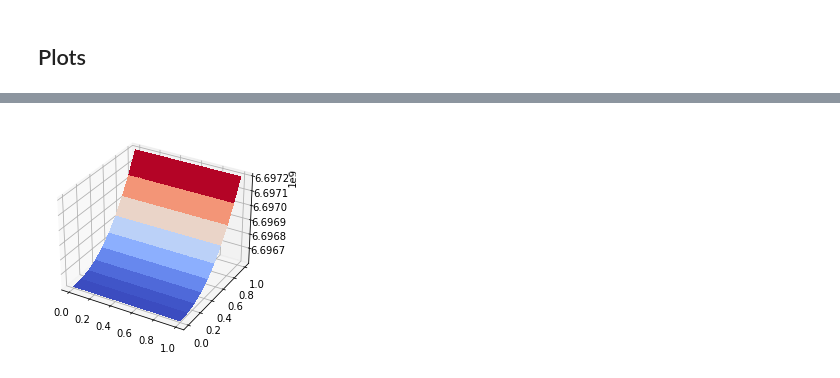
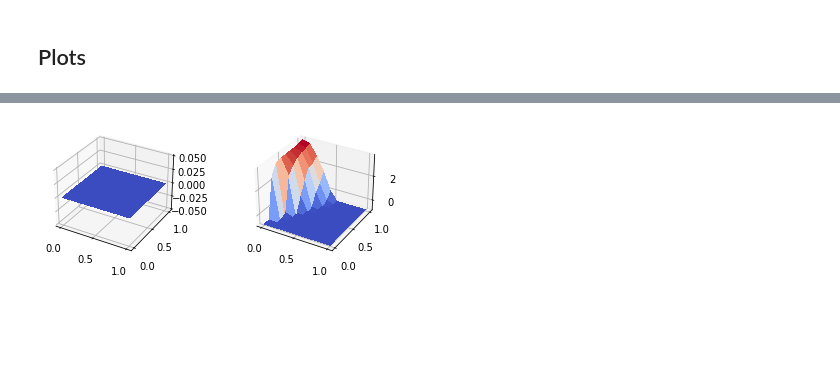
Before and after one commit to torbensun/Modeling-Of-Epidemics-With-Compartmental-And-Network-Models, a Jupyter notebook: Optimierung.ipynb, the cells around one changed output, grey strips where cells are left out. Cells and saved outputs as stored; diff of their text form; code cells hidden in the pictures; blank space fills up the shorter version.

```diff
--- a/Optimierung.ipynb
+++ b/Optimierung.ipynb
@@ -350,17 +233,15 @@ def find_sol_on_days_(solt,soly,number_of_days,number_of_Lks):
                 i=i+1
     return S ## returns S[Landkreis][Tag]
 
-def summon_results(params):
+def summon_results(params, method):
     number_of_days=100
     number_of_Lks=12
     dimension = number_of_Lks
     alpha=params[0]
     beta=params[1]
-    #simulation001 = Data(12, "Pendler.txt", 0.6, import_rki_data(M, 7)[2])
-    #t = np.linspace(0, 100, 10000)
-    #N = import_rki_data(M, 7)[2]
+    simulation001 = Data(alpha, beta, dimension, "Pendler.txt", 0.6, import_rki_data(M, 7)[2])
     #sol1 = sci.solve_ivp(fun=function_of_system, t_span=(0, 100), y0=initCond, method="RK45", args=(simulation001, "heaviside", tzero), t_eval=t)
-    sol = sci.solve_ivp(fun=function_of_system, t_span=(0, 100), y0=initCond, method="RK45", args=(params, "constant", tzero, dimension), t_eval=t, dense_output=True)
+    sol = sci.solve_ivp(fun=function_of_system, t_span=(0, 100), y0=initCond, method="RK45", args=(simulation001, method, tzero), t_eval=t, dense_output=True)
     solt=sol.t
     soly=sol.y
     #print(sol.message)
@@ -416,14 +297,14 @@ M_ =  region_setup(12)[0]
 N_ = import_rki_data(M_, 7)[2]
 
 
-def f(params):
+def f(params, method):
     if (params[0]<0):
         return np.inf
     if (params[1]<0):
         return np.inf
     number_of_days = 100
     number_of_Lks = 12
-    S = summon_results(params)
+    S = summon_results(params, method)
     sum0 = 0
     #for d in range(number_of_days):
     #    for k in range(number_of_Lks):
@@ -433,18 +314,19 @@ def f(params):
     return sum0#, len(S[1])
 
 
-def Bew(params, component, which_one):
+def Bew(params, method, component, which_one):
     if which_one == -1:
-        return f(params)
+        return f(params, method)
     else:
         z=params
         z[which_one] = component
-        return f(z)
-print(summon_results([.4,1/14]).shape)
+        return f(z, method)
+
+print(summon_results([.4,1/14], 'constant').shape)
 for _ in range(1):
     #print(summon_results([.4,1/14])[0][5])
     #print(Inzidenzwert(1,5,0,summon_results([.4,1/14])))
-    print(f([.4,1/14]))
+    print(f([.4,1/14], 'constant'))
 
 #Inzidenzwert(d,k,is_sim, S)
 # %% [output]
@@ -552,9 +458,13 @@ KeyboardInterrupt:
 # %% [markdown]
 ## Plots
 # %%
-alpha = np.linspace(0,1,10)
-beta = np.linspace(0,1,10)
-Z = np.array([np.zeros(10) for i in range(10)])
+resolution = 10
+
+alpha = np.linspace(0,1,resolution)
+beta = np.linspace(0,1,resolution)
+Z_const = np.zeros((resolution, resolution))
+Z_heavi = np.zeros((resolution, resolution))
 for i in range(len(alpha)):
     for j in range(len(beta)):
-        Z[i][j]=f([alpha[i],beta[i]])
+        Z_const[i][j] = f([alpha[i],beta[j]], method='const')
+        Z_heavi[i][j] = f([alpha[i],beta[j]], method='heaviside')
@@ -580,6 +545,9 @@ ax.set_xlim(0, 1)
 # %%
-fig, ax = plt.subplots(subplot_kw={"projection": "3d"})
-surf = ax.plot_surface(ALPHA, BETA, Z, cmap=cm.coolwarm,
+fig, (ax1, ax2) = plt.subplots(1,2, subplot_kw={"projection": "3d"})
+fig.subplots_adjust(wspace=0.5)
+surf1 = ax1.plot_surface(ALPHA, BETA, Zdiff_const, cmap=cm.coolwarm,
                        linewidth=0, antialiased=False)
+surf2 = ax2.plot_surface(ALPHA, BETA, Zdiff_heavi, cmap=cm.coolwarm,
+                       linewidth=0, antialiased=False)
 # %% [output]
-[figure, old version]
+[figure, new version]
```
Also changed, not shown: parts of 16 cells of this notebook.
